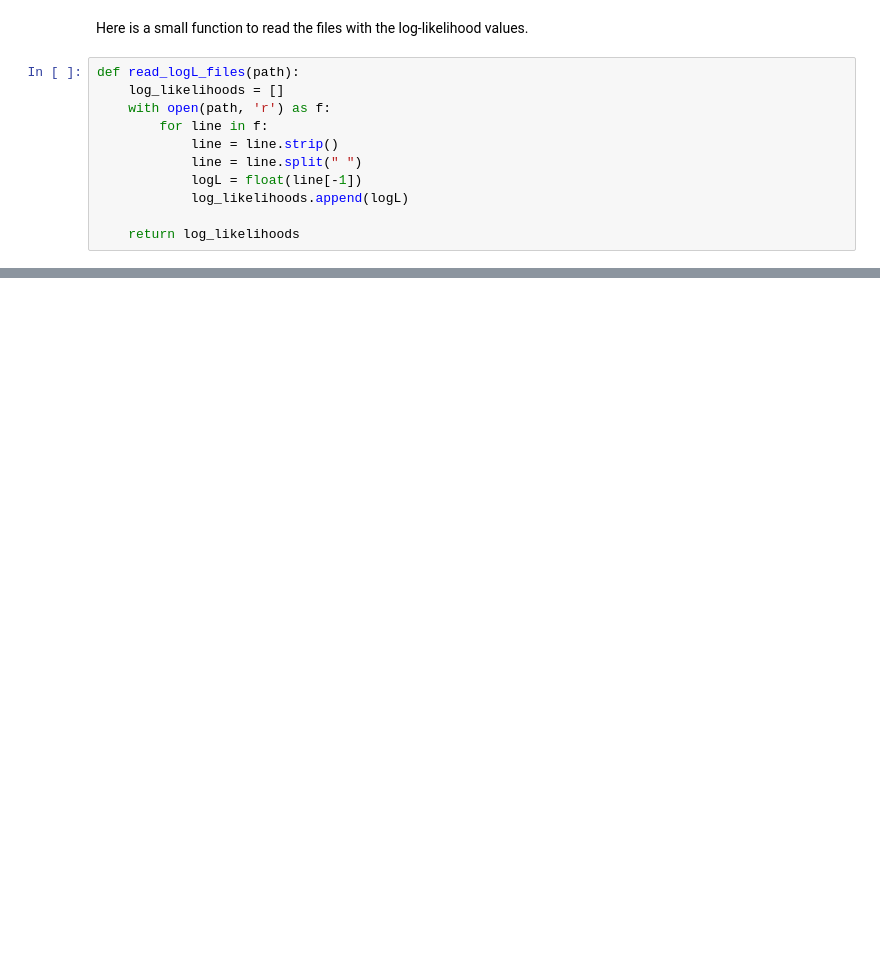
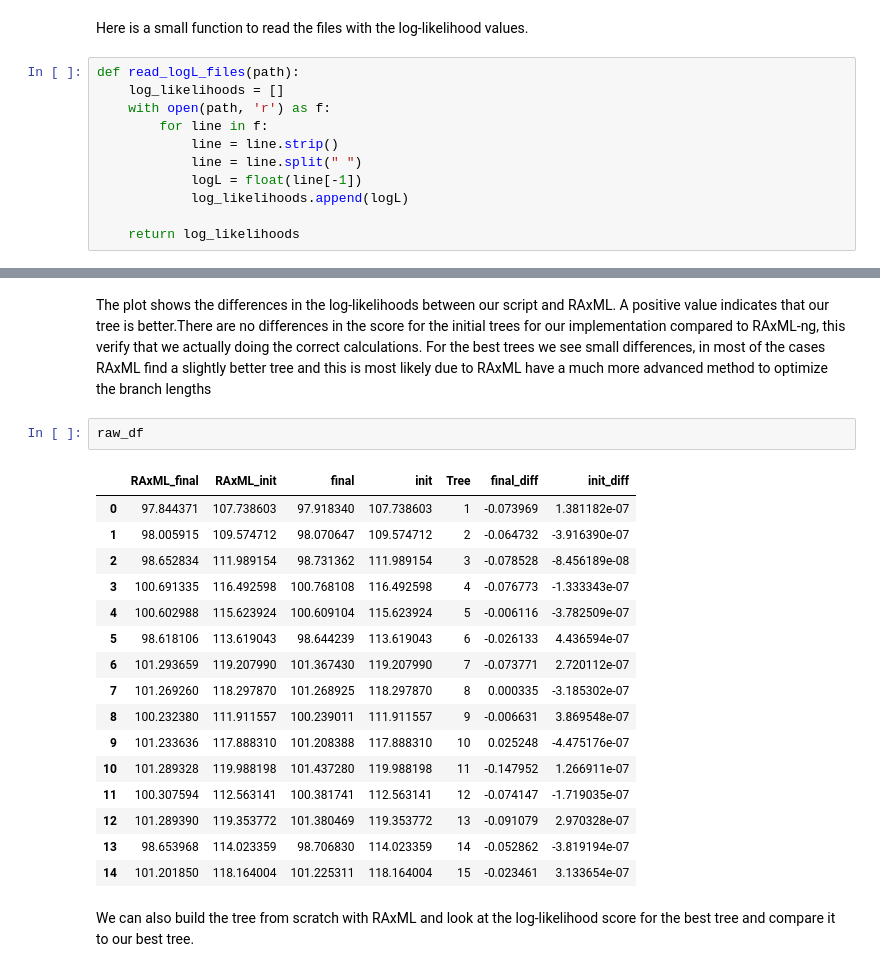
Before and after one commit to emilhaegglund/phylogenetic_tree_reconstruction, a Jupyter notebook: Constructing_Maximum_Likelihood_trees.ipynb, the cells around one changed output, grey strips where cells are left out. Drawn from its saved outputs; the diff is of its cells as text; blank space fills up the shorter version.

```diff
--- a/Constructing_Maximum_Likelihood_trees.ipynb
+++ b/Constructing_Maximum_Likelihood_trees.ipynb
@@ -647,0 +656,23 @@ wc -l ./data/starting_trees.tree
+# %% [markdown]
+The plot shows the differences in the log-likelihoods between our script and RAxML. A positive value indicates that our tree is better.There are no differences in the score for the initial trees for our implementation compared to RAxML-ng, this verify that we actually doing the correct calculations. For the best trees we see small differences, in most of the cases RAxML find a slightly better tree and this is most likely due to RAxML have a much more advanced method to optimize the branch lengths
+# %%
+raw_df
+# %% [output]
+|  | RAxML_final | RAxML_init | final | init | Tree | final_diff | init_diff |
+| 0 | 97.844371 | 107.738603 | 97.918340 | 107.738603 | 1 | -0.073969 | 1.381182e-07 |
+| 1 | 98.005915 | 109.574712 | 98.070647 | 109.574712 | 2 | -0.064732 | -3.916390e-07 |
+| 2 | 98.652834 | 111.989154 | 98.731362 | 111.989154 | 3 | -0.078528 | -8.456189e-08 |
+| 3 | 100.691335 | 116.492598 | 100.768108 | 116.492598 | 4 | -0.076773 | -1.333343e-07 |
+| 4 | 100.602988 | 115.623924 | 100.609104 | 115.623924 | 5 | -0.006116 | -3.782509e-07 |
+| 5 | 98.618106 | 113.619043 | 98.644239 | 113.619043 | 6 | -0.026133 | 4.436594e-07 |
+| 6 | 101.293659 | 119.207990 | 101.367430 | 119.207990 | 7 | -0.073771 | 2.720112e-07 |
+| 7 | 101.269260 | 118.297870 | 101.268925 | 118.297870 | 8 | 0.000335 | -3.185302e-07 |
+| 8 | 100.232380 | 111.911557 | 100.239011 | 111.911557 | 9 | -0.006631 | 3.869548e-07 |
+| 9 | 101.233636 | 117.888310 | 101.208388 | 117.888310 | 10 | 0.025248 | -4.475176e-07 |
+| 10 | 101.289328 | 119.988198 | 101.437280 | 119.988198 | 11 | -0.147952 | 1.266911e-07 |
+| 11 | 100.307594 | 112.563141 | 100.381741 | 112.563141 | 12 | -0.074147 | -1.719035e-07 |
+| 12 | 101.289390 | 119.353772 | 101.380469 | 119.353772 | 13 | -0.091079 | 2.970328e-07 |
+| 13 | 98.653968 | 114.023359 | 98.706830 | 114.023359 | 14 | -0.052862 | -3.819194e-07 |
+| 14 | 101.201850 | 118.164004 | 101.225311 | 118.164004 | 15 | -0.023461 | 3.133654e-07 |
+# %% [markdown]
+We can also build the tree from scratch with RAxML and look at the log-likelihood score for the best tree and compare it to our best tree.
```
Also changed, not shown: parts of 31 cells of this notebook, 2 other files.
